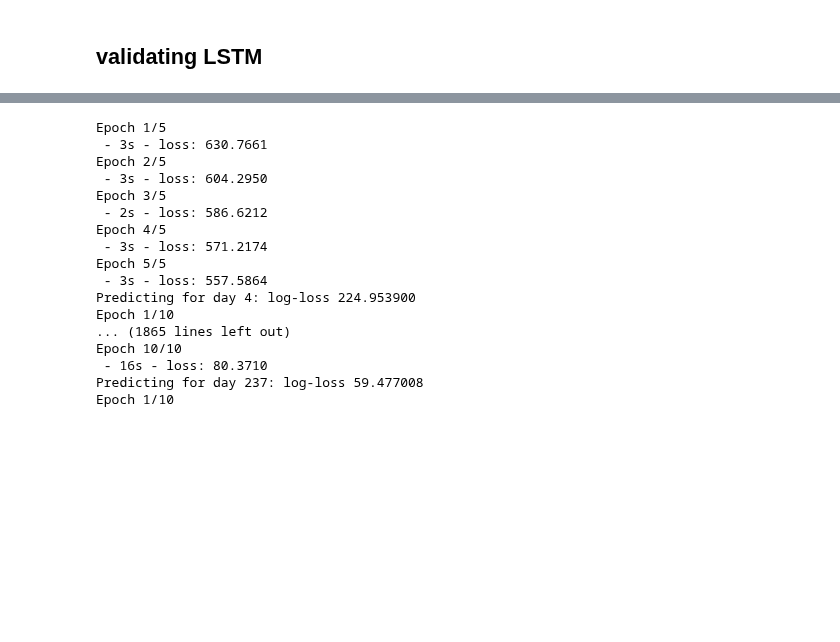
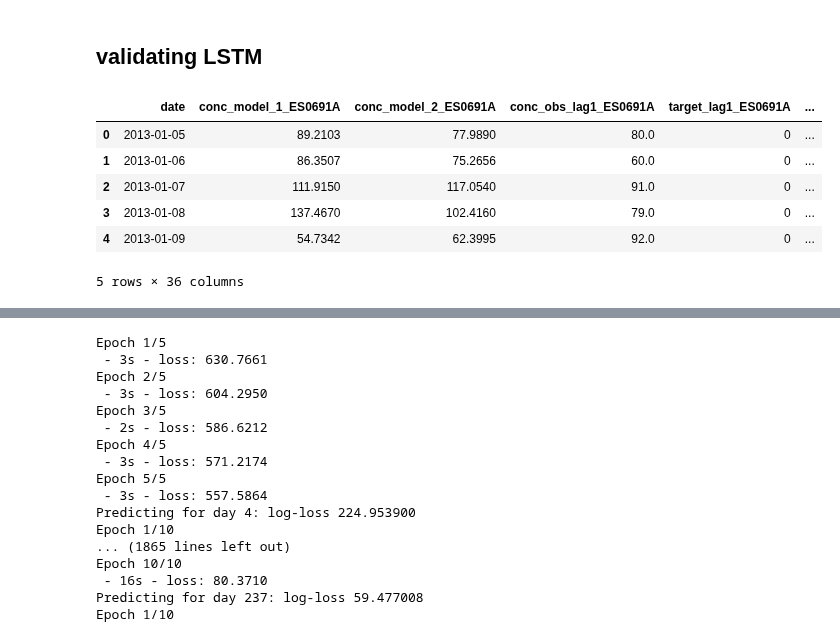
Before and after one commit to javiermas/BCNAirQualityDatathon, a Jupyter notebook: notebooks/01_jma_modelling.ipynb, the cells around one changed output, grey strips where cells are left out. Saved outputs shown, nothing was run; the diff lists cells and outputs as text; code cells hidden in the pictures; blank space fills up the shorter version.

```diff
--- a/notebooks/01_jma_modelling.ipynb
+++ b/notebooks/01_jma_modelling.ipynb
@@ -201,0 +292,11 @@ array([[ 65.,  50.,  51.,  72., 106.,  50.,  74.]])
+# %%
+model_matrix = data_seq
+model_matrix.head()
+# %% [output]
+|  | date | conc_model_1_ES0691A | conc_model_2_ES0691A | conc_obs_lag1_ES0691A | target_lag1_ES0691A | ... |
+| 0 | 2013-01-05 | 89.2103 | 77.9890 | 80.0 | 0 | ... |
+| 1 | 2013-01-06 | 86.3507 | 75.2656 | 60.0 | 0 | ... |
+| 2 | 2013-01-07 | 111.9150 | 117.0540 | 91.0 | 0 | ... |
+| 3 | 2013-01-08 | 137.4670 | 102.4160 | 79.0 | 0 | ... |
+| 4 | 2013-01-09 | 54.7342 | 62.3995 | 92.0 | 0 | ... |
+5 rows × 36 columns
```
Also changed, not shown: parts of 24 cells of this notebook, 4 other files.
